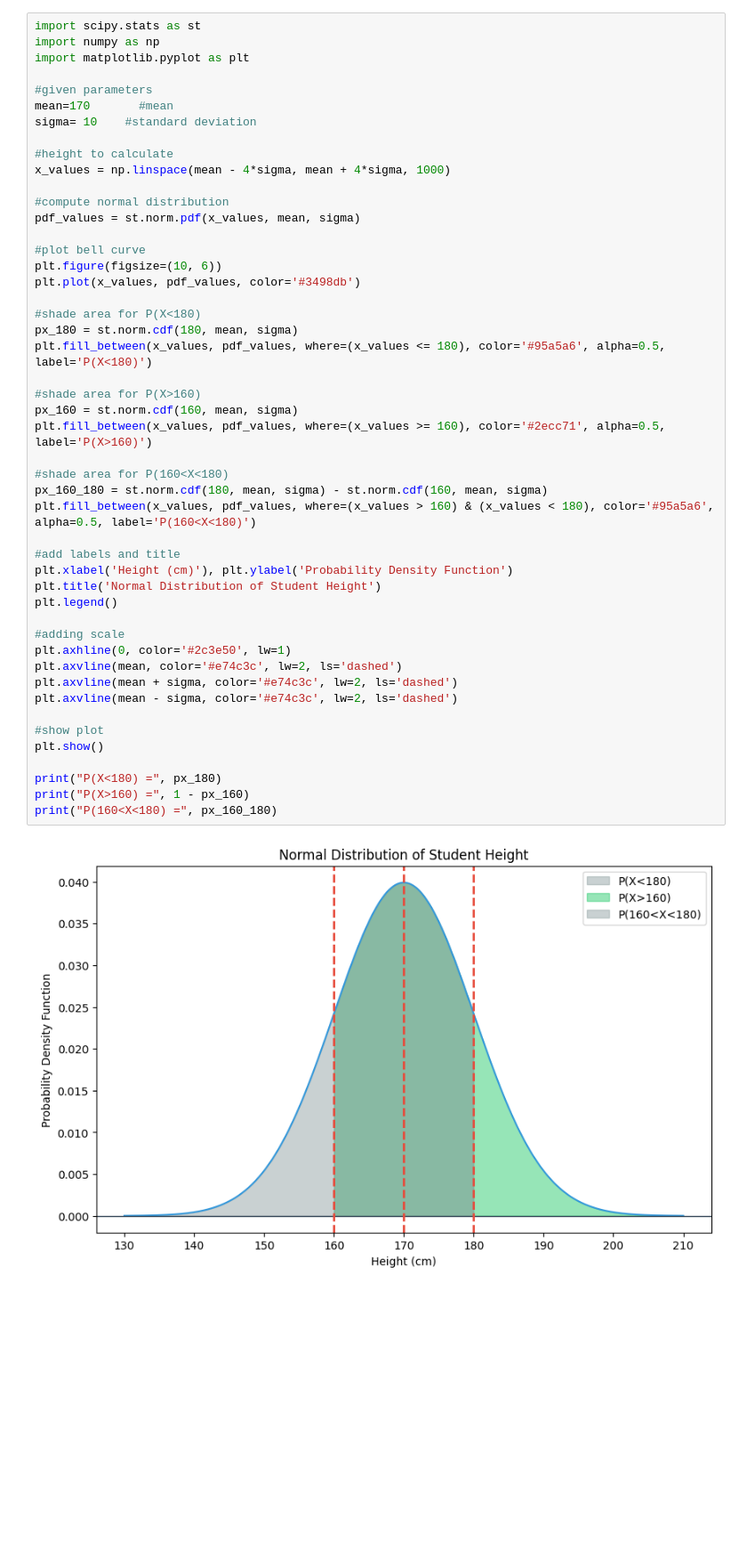
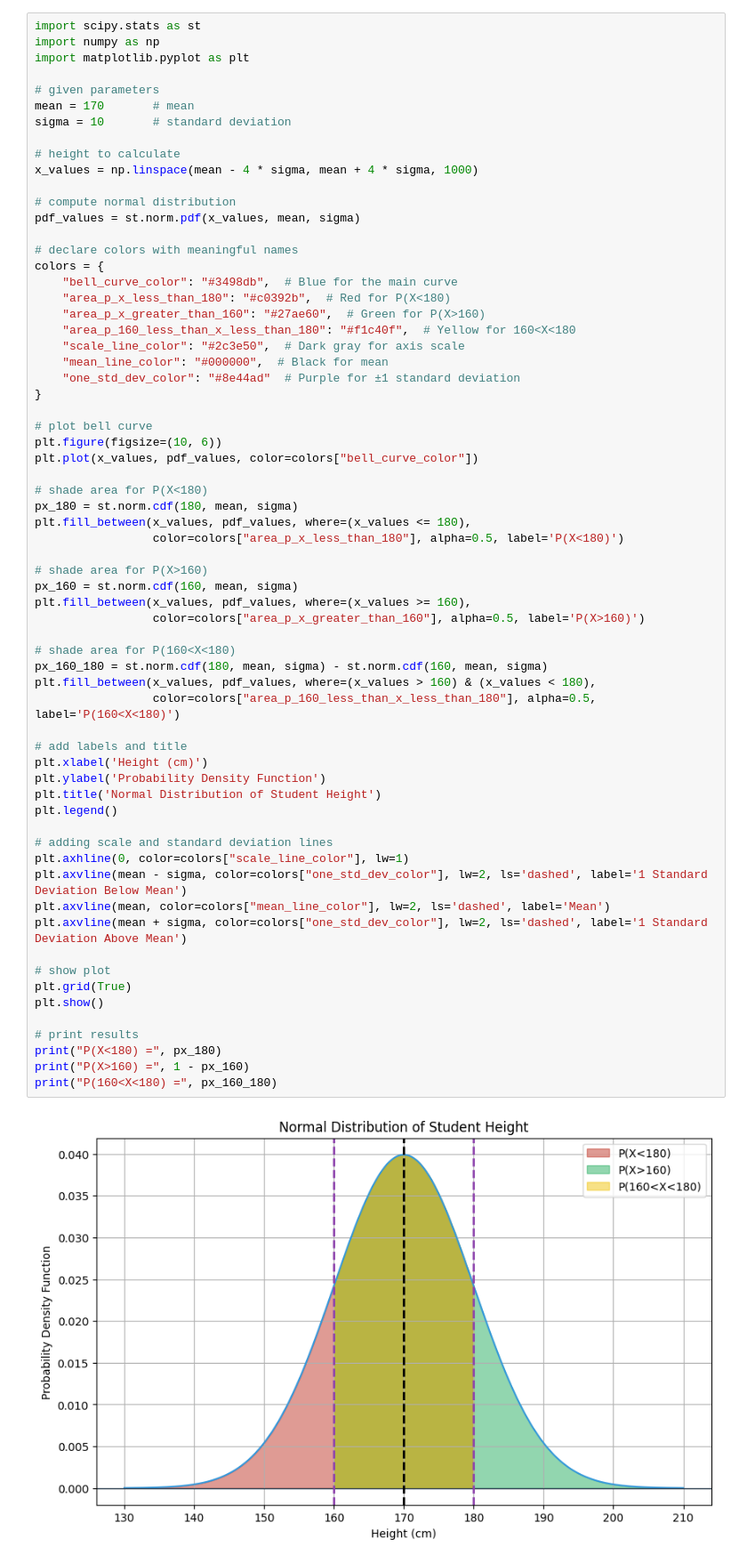
Before and after one commit to borudeyash1/AIML, a Jupyter notebook: Sem_1/3.scipy.ipynb, the cells around one changed output. Shown at 89% size. Cells and saved outputs as stored; diff of their text form; blank space fills up the shorter version.

```diff
--- a/Sem_1/3.scipy.ipynb
+++ b/Sem_1/3.scipy.ipynb
@@ -1,53 +1,70 @@
 # %%
 import scipy.stats as st
 import numpy as np
 import matplotlib.pyplot as plt
 
-#given parameters
-mean=170       #mean
-sigma= 10    #standard deviation
+# given parameters
+mean = 170       # mean
+sigma = 10       # standard deviation
 
-#height to calculate
-x_values = np.linspace(mean - 4*sigma, mean + 4*sigma, 1000)
+# height to calculate
+x_values = np.linspace(mean - 4 * sigma, mean + 4 * sigma, 1000)
 
-#compute normal distribution
+# compute normal distribution
 pdf_values = st.norm.pdf(x_values, mean, sigma)
 
-#plot bell curve
+# declare colors with meaningful names
+colors = {
+    "bell_curve_color": "#3498db",  # Blue for the main curve
+    "area_p_x_less_than_180": "#c0392b",  # Red for P(X<180)
+    "area_p_x_greater_than_160": "#27ae60",  # Green for P(X>160)
+    "area_p_160_less_than_x_less_than_180": "#f1c40f",  # Yellow for 160<X<180
+    "scale_line_color": "#2c3e50",  # Dark gray for axis scale
+    "mean_line_color": "#000000",  # Black for mean
+    "one_std_dev_color": "#8e44ad"  # Purple for ±1 standard deviation
+}
+
+# plot bell curve
 plt.figure(figsize=(10, 6))
-plt.plot(x_values, pdf_values, color='#3498db')
+plt.plot(x_values, pdf_values, color=colors["bell_curve_color"])
 
-#shade area for P(X<180)
+# shade area for P(X<180)
 px_180 = st.norm.cdf(180, mean, sigma)
-plt.fill_between(x_values, pdf_values, where=(x_values <= 180), color='#95a5a6', alpha=0.5, label='P(X<180)')
+plt.fill_between(x_values, pdf_values, where=(x_values <= 180),
+                 color=colors["area_p_x_less_than_180"], alpha=0.5, label='P(X<180)')
 
-#shade area for P(X>160)
+# shade area for P(X>160)
 px_160 = st.norm.cdf(160, mean, sigma)
-plt.fill_between(x_values, pdf_values, where=(x_values >= 160), color='#2ecc71', alpha=0.5, label='P(X>160)')
+plt.fill_between(x_values, pdf_values, where=(x_values >= 160),
+                 color=colors["area_p_x_greater_than_160"], alpha=0.5, label='P(X>160)')
 
-#shade area for P(160<X<180)
+# shade area for P(160<X<180)
 px_160_180 = st.norm.cdf(180, mean, sigma) - st.norm.cdf(160, mean, sigma)
-plt.fill_between(x_values, pdf_values, where=(x_values > 160) & (x_values < 180), color='#95a5a6', alpha=0.5, label='P(160<X<180)')
+plt.fill_between(x_values, pdf_values, where=(x_values > 160) & (x_values < 180),
+                 color=colors["area_p_160_less_than_x_less_than_180"], alpha=0.5, label='P(160<X<180)')
 
-#add labels and title
-plt.xlabel('Height (cm)'), plt.ylabel('Probability Density Function')
+# add labels and title
+plt.xlabel('Height (cm)')
+plt.ylabel('Probability Density Function')
 plt.title('Normal Distribution of Student Height')
 plt.legend()
 
-#adding scale
-plt.axhline(0, color='#2c3e50', lw=1)
-plt.axvline(mean, color='#e74c3c', lw=2, ls='dashed')
-plt.axvline(mean + sigma, color='#e74c3c', lw=2, ls='dashed')
-plt.axvline(mean - sigma, color='#e74c3c', lw=2, ls='dashed')
+# adding scale and standard deviation lines
+plt.axhline(0, color=colors["scale_line_color"], lw=1)
+plt.axvline(mean - sigma, color=colors["one_std_dev_color"], lw=2, ls='dashed', label='1 Standard Deviation Below Mean')
+plt.axvline(mean, color=colors["mean_line_color"], lw=2, ls='dashed', label='Mean')
+plt.axvline(mean + sigma, color=colors["one_std_dev_color"], lw=2, ls='dashed', label='1 Standard Deviation Above Mean')
 
-#show plot
+# show plot
+plt.grid(True)
 plt.show()
 
+# print results
 print("P(X<180) =", px_180)
 print("P(X>160) =", 1 - px_160)
 print("P(160<X<180) =", px_160_180)
 # %% [output]
-[figure, old version]
+[figure, new version]
 P(X<180) = 0.8413447460685429
 P(X>160) = 0.8413447460685429
 P(160<X<180) = 0.6826894921370859
```
